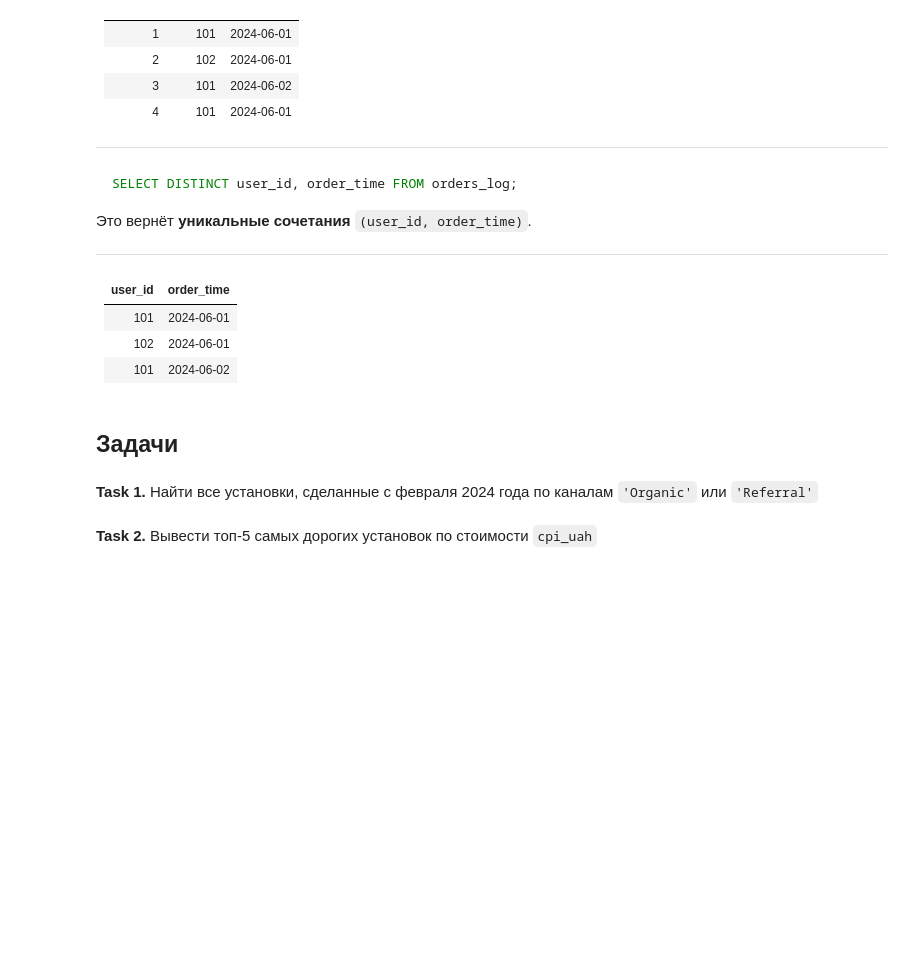
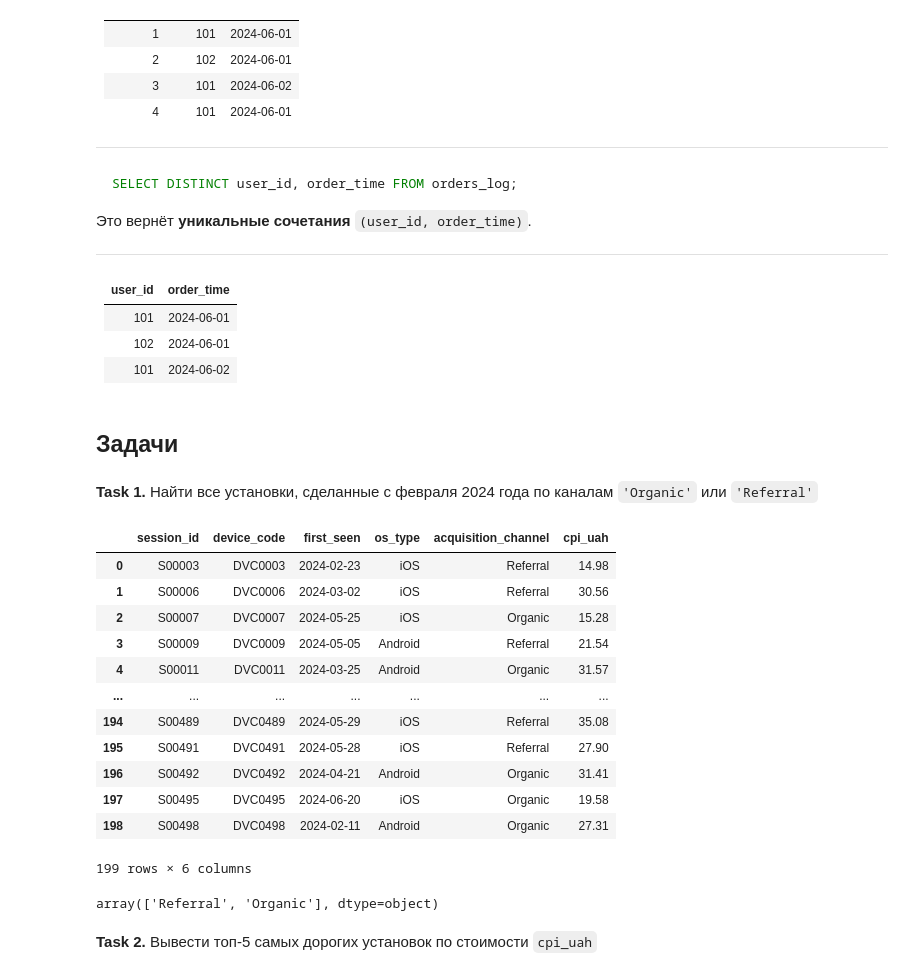
Before and after one commit to cpython-projects/da_1709, a Jupyter notebook: lesson_22.ipynb, the cells around one changed output. Drawn from its saved outputs; the diff is of its cells as text; code cells hidden in the pictures; blank space fills up the shorter version.

```diff
--- a/lesson_22.ipynb
+++ b/lesson_22.ipynb
@@ -681,5 +681,32 @@ SELECT DISTINCT user_id, order_time FROM orders_log;
 ## Задачи
 # %% [markdown]
 **Task 1.** Найти все установки, сделанные с февраля 2024 года по каналам `'Organic'` или `'Referral'`
+# %%
+query = """
+SELECT *
+FROM app_sessions
+WHERE acquisition_channel IN ('Organic', 'Referral') AND first_seen >= '2024-02-01'
+"""
+
+df = pd.read_sql(query, con=engine)
+df
+# %% [output]
+|  | session_id | device_code | first_seen | os_type | acquisition_channel | cpi_uah |
+| 0 | S00003 | DVC0003 | 2024-02-23 | iOS | Referral | 14.98 |
+| 1 | S00006 | DVC0006 | 2024-03-02 | iOS | Referral | 30.56 |
+| 2 | S00007 | DVC0007 | 2024-05-25 | iOS | Organic | 15.28 |
+| 3 | S00009 | DVC0009 | 2024-05-05 | Android | Referral | 21.54 |
+| 4 | S00011 | DVC0011 | 2024-03-25 | Android | Organic | 31.57 |
+| ... | ... | ... | ... | ... | ... | ... |
+| 194 | S00489 | DVC0489 | 2024-05-29 | iOS | Referral | 35.08 |
+| 195 | S00491 | DVC0491 | 2024-05-28 | iOS | Referral | 27.90 |
+| 196 | S00492 | DVC0492 | 2024-04-21 | Android | Organic | 31.41 |
+| 197 | S00495 | DVC0495 | 2024-06-20 | iOS | Organic | 19.58 |
+| 198 | S00498 | DVC0498 | 2024-02-11 | Android | Organic | 27.31 |
+199 rows × 6 columns
+# %%
+df.acquisition_channel.unique()
+# %% [output]
+array(['Referral', 'Organic'], dtype=object)
 # %% [markdown]
 **Task 2.** Вывести топ‑5 самых дорогих установок по стоимости `cpi_uah`
```
Also changed, not shown: parts of 10 cells of this notebook.
